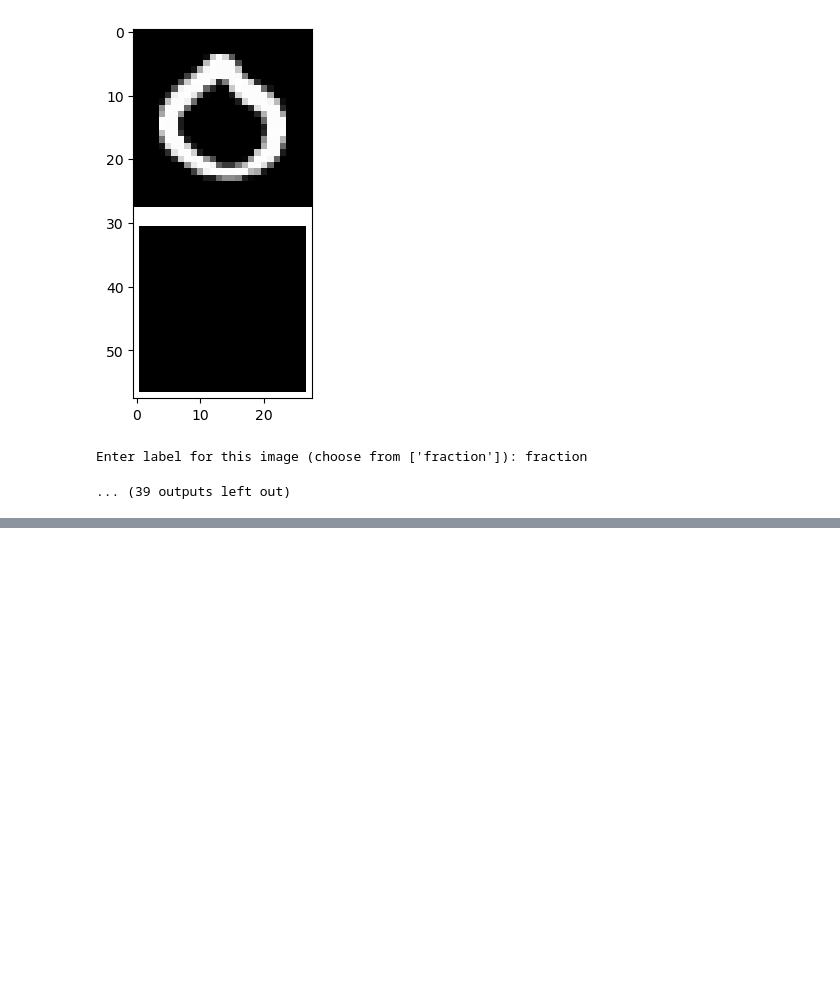
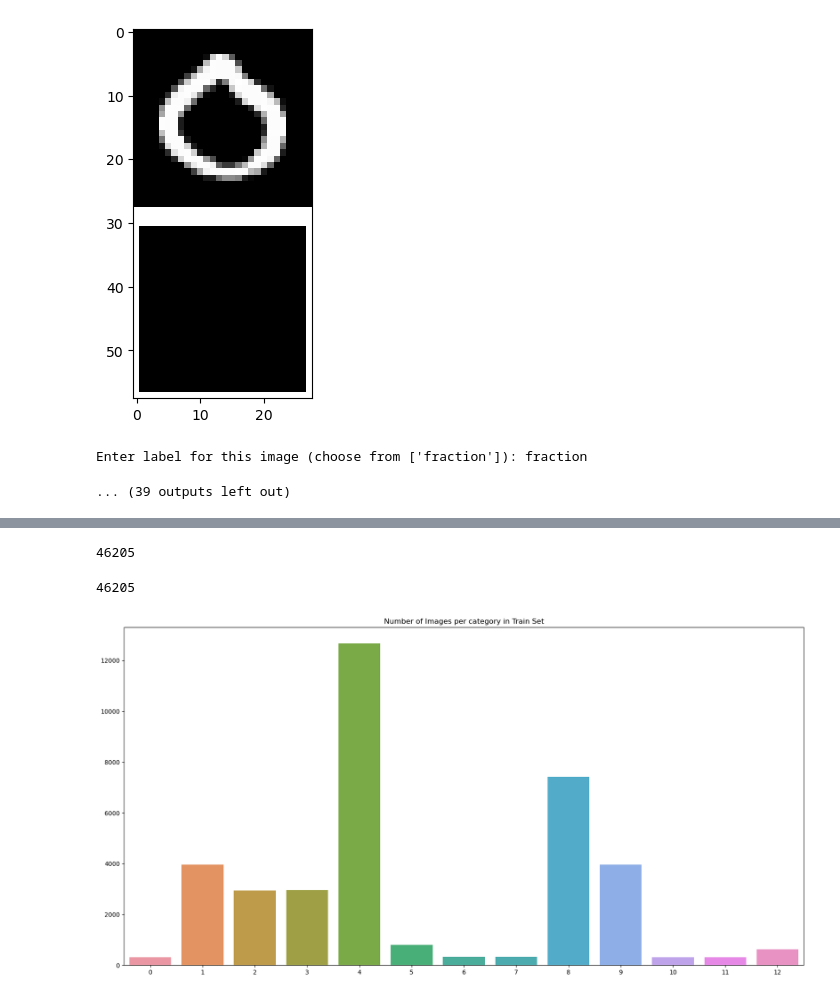
Before and after one commit to pegahahadian/imgProcessing, a Jupyter notebook: labeling.ipynb, the cells around one changed output, grey strips where cells are left out. Cells and saved outputs as stored; diff of their text form; code cells hidden in the pictures; blank space fills up the shorter version.

```diff
--- a/labeling.ipynb
+++ b/labeling.ipynb
@@ -98,0 +199,32 @@ for image_file in image_files:
+# %%
+X = []
+for i in range(len(x)):
+#     print(i)
+    img = x[i]
+    img_gray = cv2.cvtColor(img, cv2.COLOR_BGR2GRAY)
+    threshold_image = cv2.threshold(img_gray, 0, 255, cv2.THRESH_BINARY_INV|cv2.THRESH_OTSU)[1]
+    threshold_image = cv2.resize(threshold_image, (32, 32))
+    X.append(threshold_image)
+print(len(X))
+# %% [output]
+46205
+# %%
+from sklearn.preprocessing import LabelEncoder
+label_encoder = LabelEncoder()
+y = label_encoder.fit_transform(y)
+print(len(y))
+# %% [output]
+46205
+# %%
+from sklearn.model_selection import train_test_split
+X_train, X_test, Y_train, Y_test = train_test_split(X, y, test_size=0.2)
+# %%
+import numpy as np
+import matplotlib.pyplot as plt
+import seaborn as sns
+unique_train, count_train = np.unique(Y_train, return_counts=True)
+figure = plt.figure(figsize=(20, 10))
+sns.barplot(x=unique_train, y=count_train).set_title('Number of Images per category in Train Set')
+plt.show()
+# %% [output]
+[figure, added]
```
Also changed, not shown: parts of 18 cells of this notebook.
